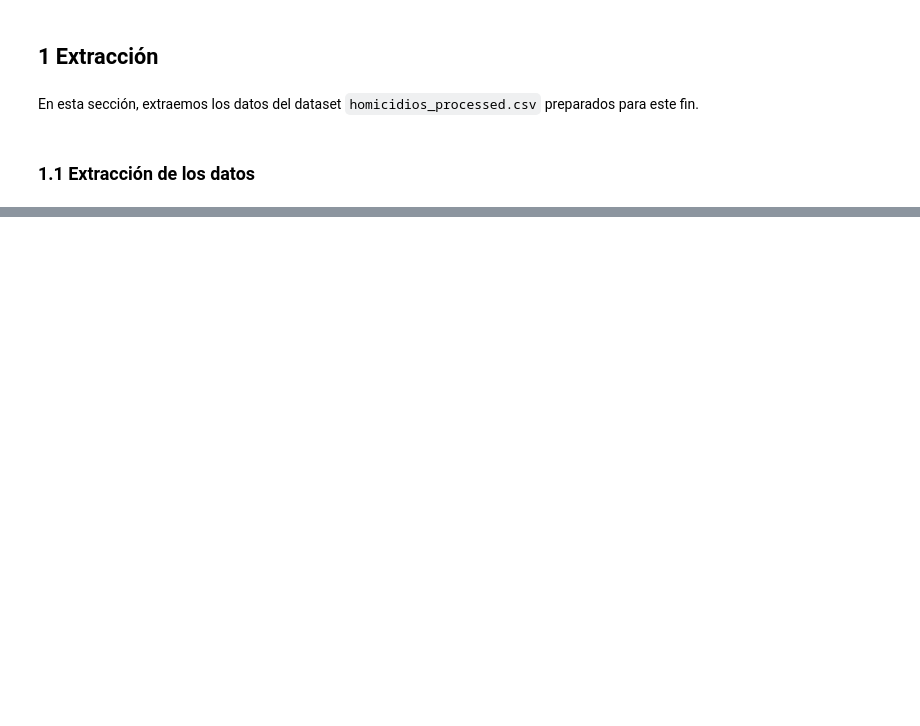
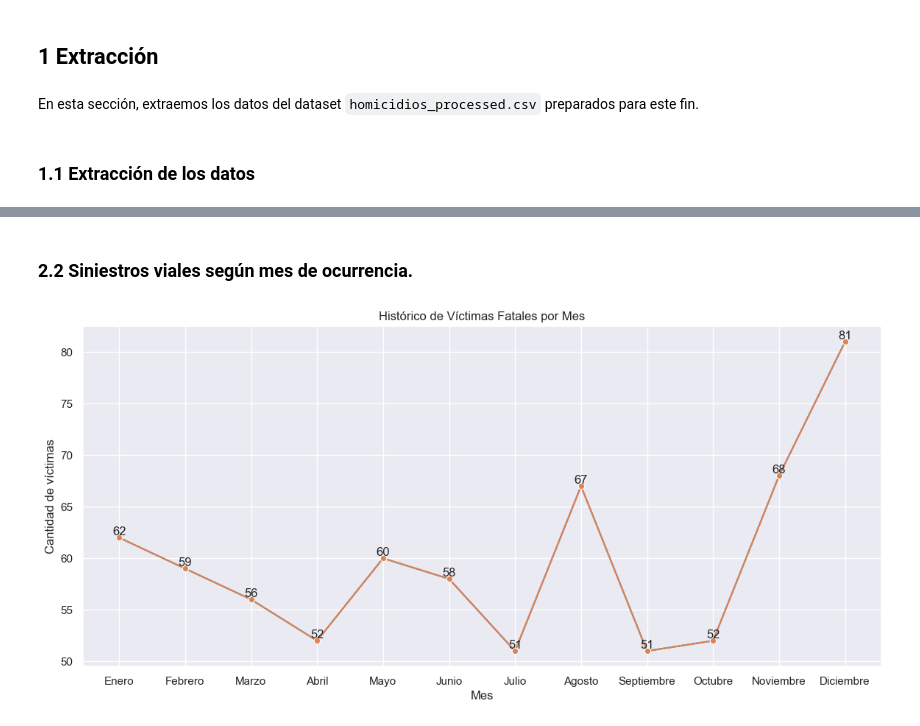
Before and after one commit to FreddyPinto/road-crashes-dataviz, a Jupyter notebook: notebooks/2.0-fp-eda.ipynb, the cells around one changed output, grey strips where cells are left out. Drawn from its saved outputs; the diff is of its cells as text; code cells hidden in the pictures; blank space fills up the shorter version.

```diff
--- a/notebooks/2.0-fp-eda.ipynb
+++ b/notebooks/2.0-fp-eda.ipynb
@@ -52,0 +102,21 @@ df
+# %% [markdown]
+### 2.2 Siniestros viales según mes de ocurrencia.
+# %%
+meses = df.fecha_hora.dt.month.value_counts()
+
+plt.figure(figsize=(14, 6))
+ax = sns.lineplot(df.fecha_hora.dt.month.value_counts(), marker="o")
+ax = sns.lineplot(meses, marker="o")
+for x, y in zip(meses.index, meses.values):
+    ax.text(x, y, y, ha='center', va='bottom')
+
+meses = ['Enero', 'Febrero', 'Marzo', 'Abril', 'Mayo', 'Junio',
+         'Julio', 'Agosto', 'Septiembre', 'Octubre', 'Noviembre', 'Diciembre']
+
+plt.xlabel('Mes')
+plt.xticks(list(range(1, 12 + 1)), meses)
+plt.ylabel('Cantidad de víctimas')
+plt.title('Histórico de Víctimas Fatales por Mes')
+plt.show()
+# %% [output]
+[figure, added]
```
Also changed, not shown: parts of 61 cells of this notebook.
